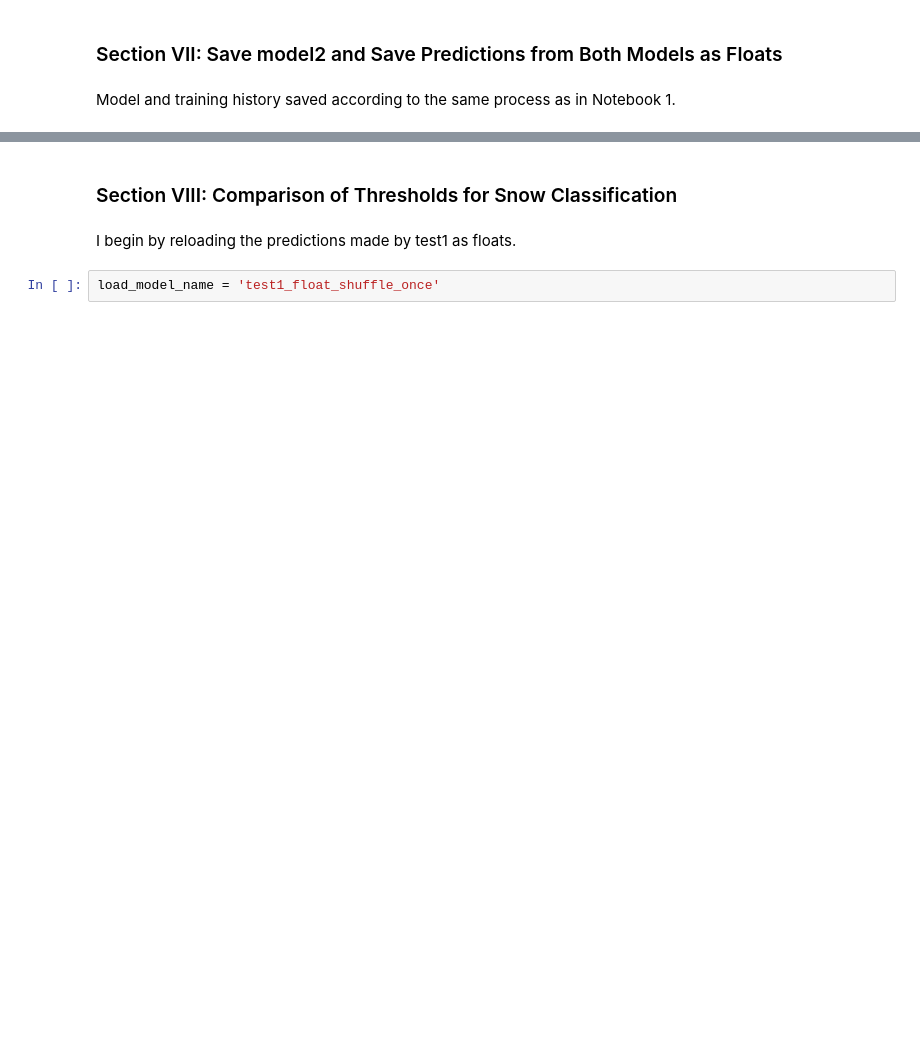
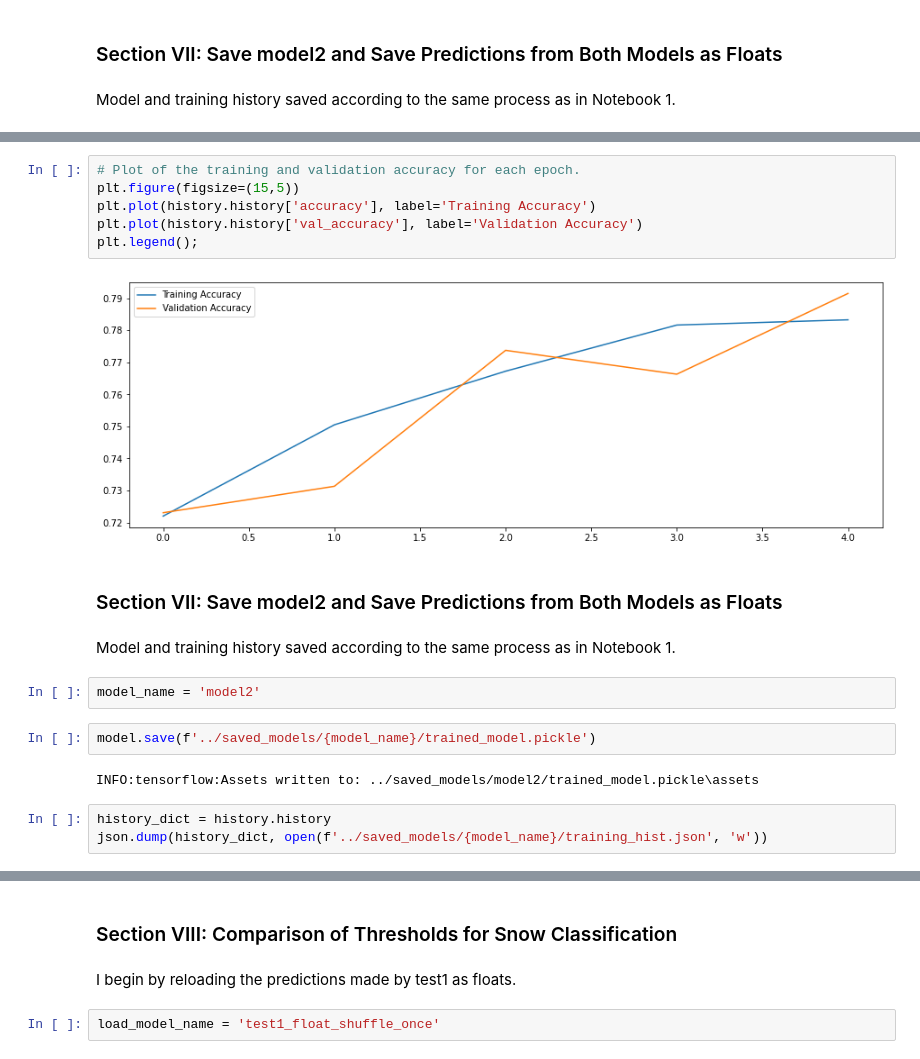
Before and after one commit to MarkCHarris/ga-capstone-snow-vision, a Jupyter notebook: code/part2_snowdetect_modeltuning.ipynb, the cells around one changed output, grey strips where cells are left out. Cells and saved outputs as stored; diff of their text form; blank space fills up the shorter version.

```diff
--- a/code/part2_snowdetect_modeltuning.ipynb
+++ b/code/part2_snowdetect_modeltuning.ipynb
@@ -220,0 +210,21 @@ model_name = 'test1_float_shuffle_once'
+# %%
+# Plot of the training and validation accuracy for each epoch.
+plt.figure(figsize=(15,5))
+plt.plot(history.history['accuracy'], label='Training Accuracy')
+plt.plot(history.history['val_accuracy'], label='Validation Accuracy')
+plt.legend();
+# %% [output]
+[figure, added]
+# %% [markdown]
+### Section VII: Save model2 and Save Predictions from Both Models as Floats ###
+# %% [markdown]
+Model and training history saved according to the same process as in Notebook 1.
+# %%
+model_name = 'model2'
+# %%
+model.save(f'../saved_models/{model_name}/trained_model.pickle')
+# %% [output]
+INFO:tensorflow:Assets written to: ../saved_models/model2/trained_model.pickle\assets
+# %%
+history_dict = history.history
+json.dump(history_dict, open(f'../saved_models/{model_name}/training_hist.json', 'w'))
```
Also changed, not shown: parts of 51 cells of this notebook, 24 other files.
